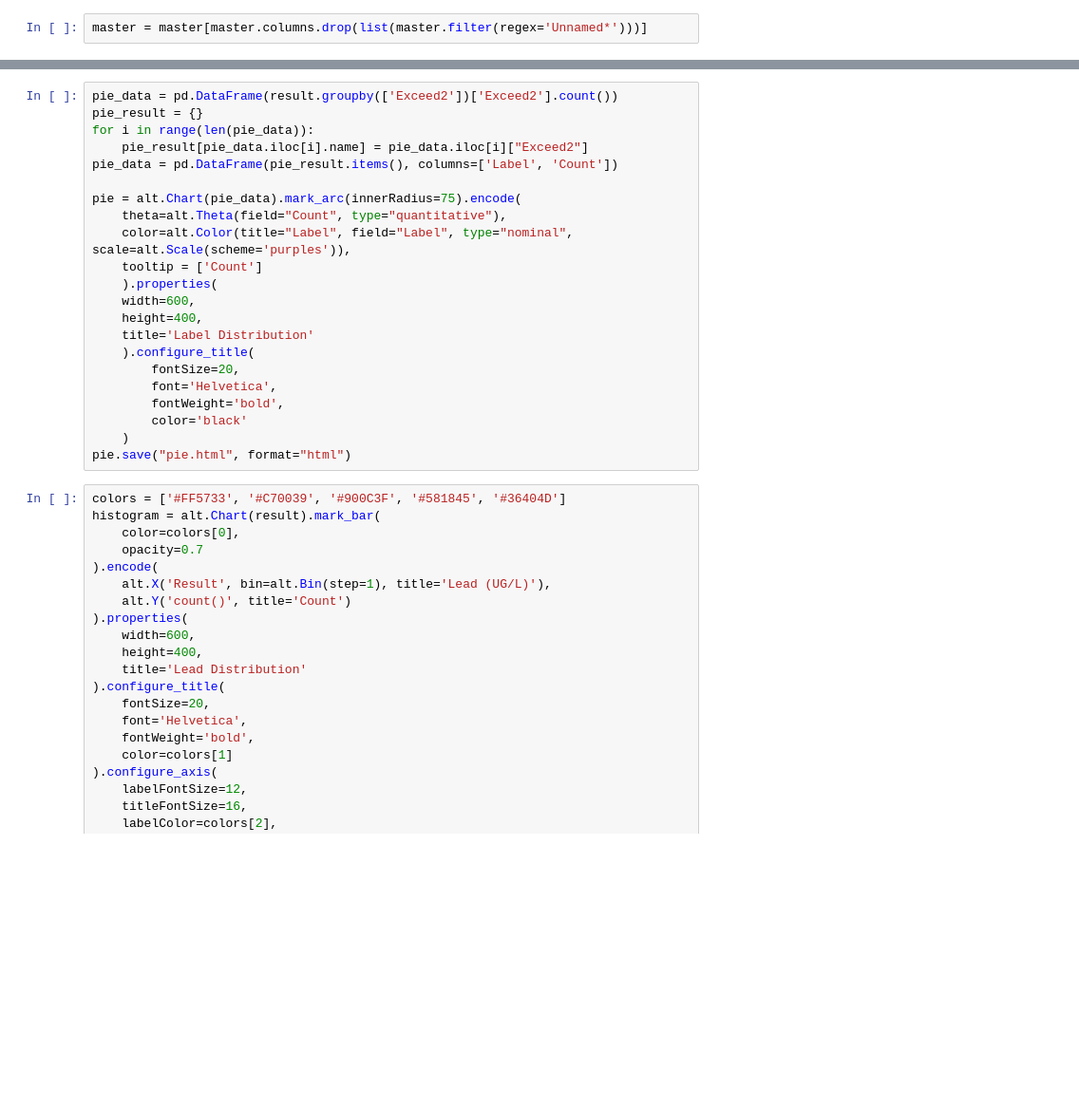
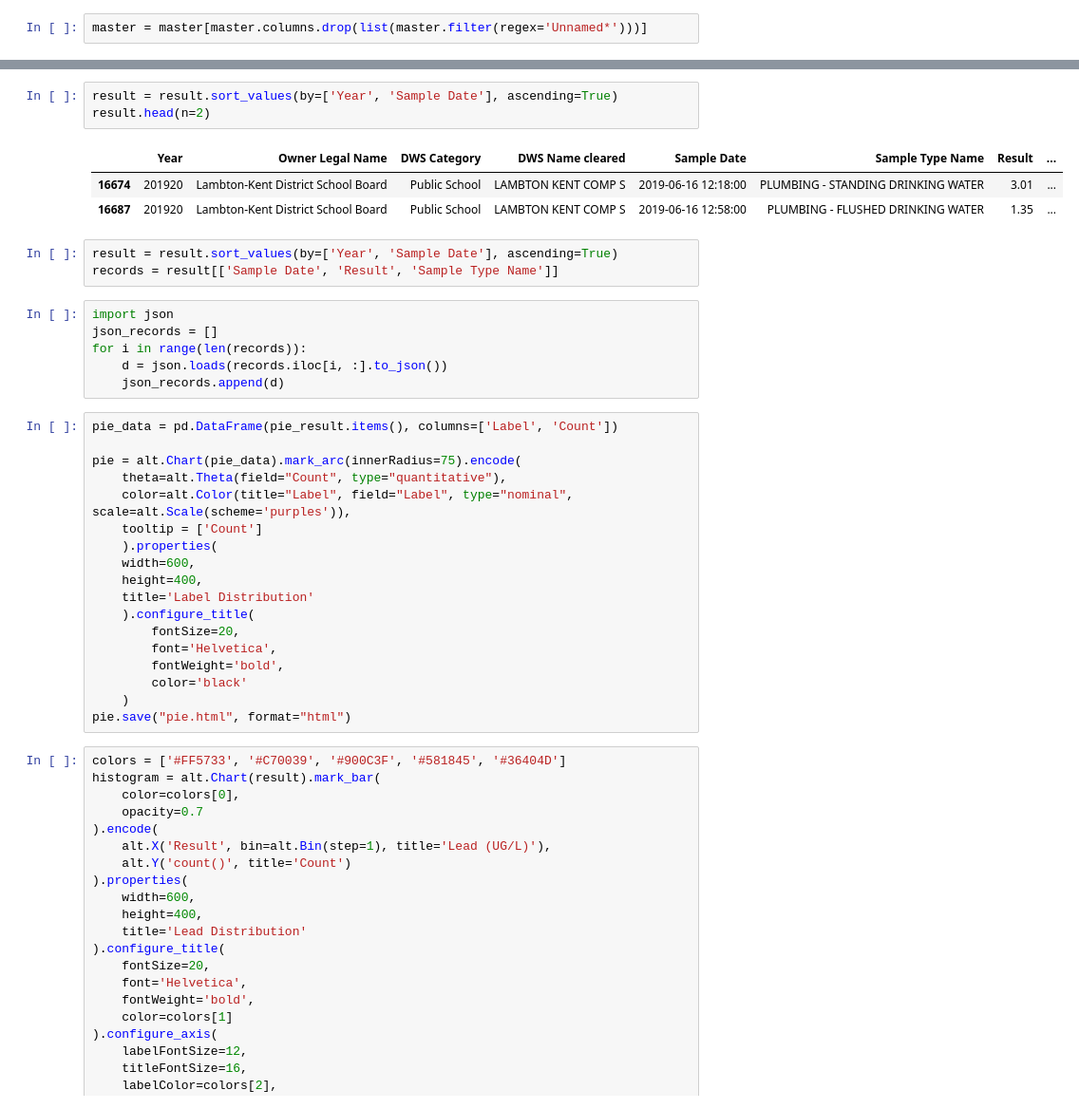
Before and after one commit to HIVE-UofT/Ontario-lead-analysis, a Jupyter notebook: visualization.ipynb, the cells around one changed output, grey strips where cells are left out. Shown at 95% size. Saved outputs shown, nothing was run; the diff lists cells and outputs as text; blank space fills up the shorter version.

```diff
--- a/visualization.ipynb
+++ b/visualization.ipynb
@@ -57,8 +209,20 @@ result = master[master["Year"].isin(_years)][master["DWS Category"].isin(_catego
+# %%
+result = result.sort_values(by=['Year', 'Sample Date'], ascending=True)
+result.head(n=2)
+# %% [output]
+|  | Year | Owner Legal Name | DWS Category | DWS Name cleared | Sample Date | Sample Type Name | Result | ... |
+| 16674 | 201920 | Lambton-Kent District School Board | Public School | LAMBTON KENT COMP S | 2019-06-16 12:18:00 | PLUMBING - STANDING DRINKING WATER | 3.01 | ... |
+| 16687 | 201920 | Lambton-Kent District School Board | Public School | LAMBTON KENT COMP S | 2019-06-16 12:58:00 | PLUMBING - FLUSHED DRINKING WATER | 1.35 | ... |
+# %%
+result = result.sort_values(by=['Year', 'Sample Date'], ascending=True)
+records = result[['Sample Date', 'Result', 'Sample Type Name']]
+# %%
+import json
+json_records = []
+for i in range(len(records)):
+    d = json.loads(records.iloc[i, :].to_json())
+    json_records.append(d)
 # %%
-pie_data = pd.DataFrame(result.groupby(['Exceed2'])['Exceed2'].count())
-pie_result = {}
-for i in range(len(pie_data)):
-    pie_result[pie_data.iloc[i].name] = pie_data.iloc[i]["Exceed2"]
 pie_data = pd.DataFrame(pie_result.items(), columns=['Label', 'Count'])
 
 pie = alt.Chart(pie_data).mark_arc(innerRadius=75).encode(
```
Also changed, not shown: parts of 16 cells of this notebook, 1 other file.
